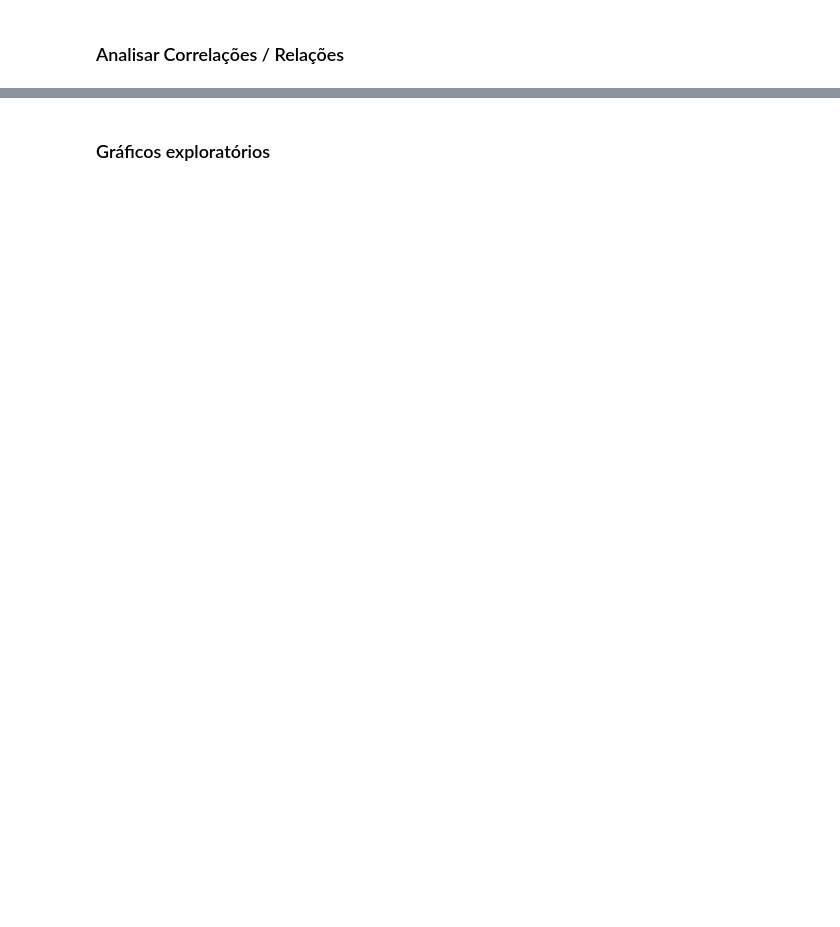
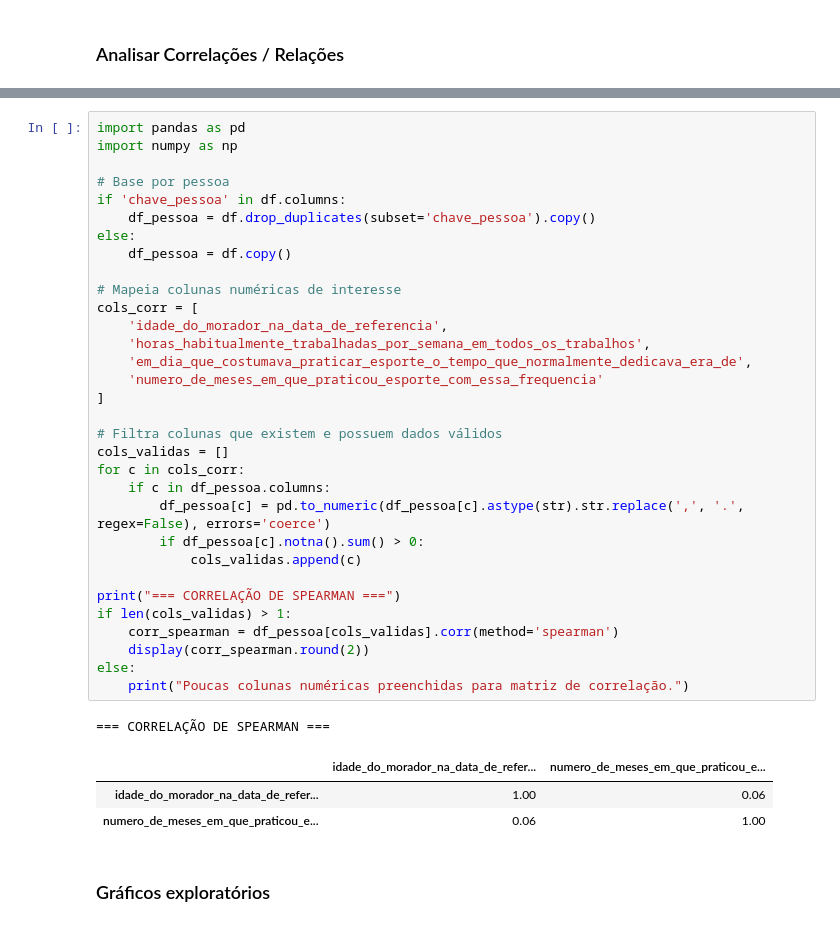
Before and after one commit to victoriaflb/bootcamp-amazing-data-intelligence, a Jupyter notebook: notebooks/analise_exploratoria.ipynb, the cells around one changed output, grey strips where cells are left out. Drawn from its saved outputs; the diff is of its cells as text; blank space fills up the shorter version.

```diff
--- a/notebooks/analise_exploratoria.ipynb
+++ b/notebooks/analise_exploratoria.ipynb
@@ -572,3 +522,40 @@ display(df_outliers)
+# %%
+import pandas as pd
+import numpy as np
+
+# Base por pessoa
+if 'chave_pessoa' in df.columns:
+    df_pessoa = df.drop_duplicates(subset='chave_pessoa').copy()
+else:
+    df_pessoa = df.copy()
+
+# Mapeia colunas numéricas de interesse
+cols_corr = [
+    'idade_do_morador_na_data_de_referencia',
+    'horas_habitualmente_trabalhadas_por_semana_em_todos_os_trabalhos',
+    'em_dia_que_costumava_praticar_esporte_o_tempo_que_normalmente_dedicava_era_de',
+    'numero_de_meses_em_que_praticou_esporte_com_essa_frequencia'
+]
+
+# Filtra colunas que existem e possuem dados válidos
+cols_validas = []
+for c in cols_corr:
+    if c in df_pessoa.columns:
+        df_pessoa[c] = pd.to_numeric(df_pessoa[c].astype(str).str.replace(',', '.', regex=False), errors='coerce')
+        if df_pessoa[c].notna().sum() > 0:
+            cols_validas.append(c)
+
+print("=== CORRELAÇÃO DE SPEARMAN ===")
+if len(cols_validas) > 1:
+    corr_spearman = df_pessoa[cols_validas].corr(method='spearman')
+    display(corr_spearman.round(2))
+else:
+    print("Poucas colunas numéricas preenchidas para matriz de correlação.")
+# %% [output]
+=== CORRELAÇÃO DE SPEARMAN ===
+|  | idade_do_morador_na_data_de_refer... | numero_de_meses_em_que_praticou_e... |
+| idade_do_morador_na_data_de_refer... | 1.00 | 0.06 |
+| numero_de_meses_em_que_praticou_e... | 0.06 | 1.00 |
 # %% [markdown]
 ### Gráficos exploratórios
 # %%
```
Also changed, not shown: parts of 2 cells of this notebook.
